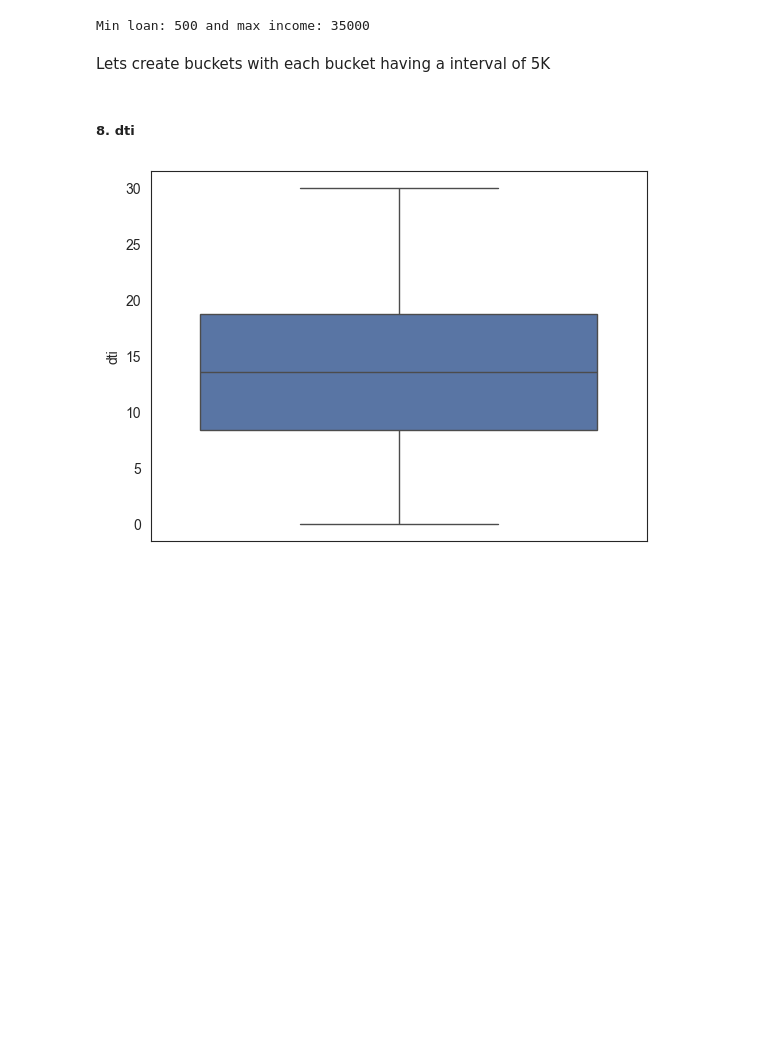
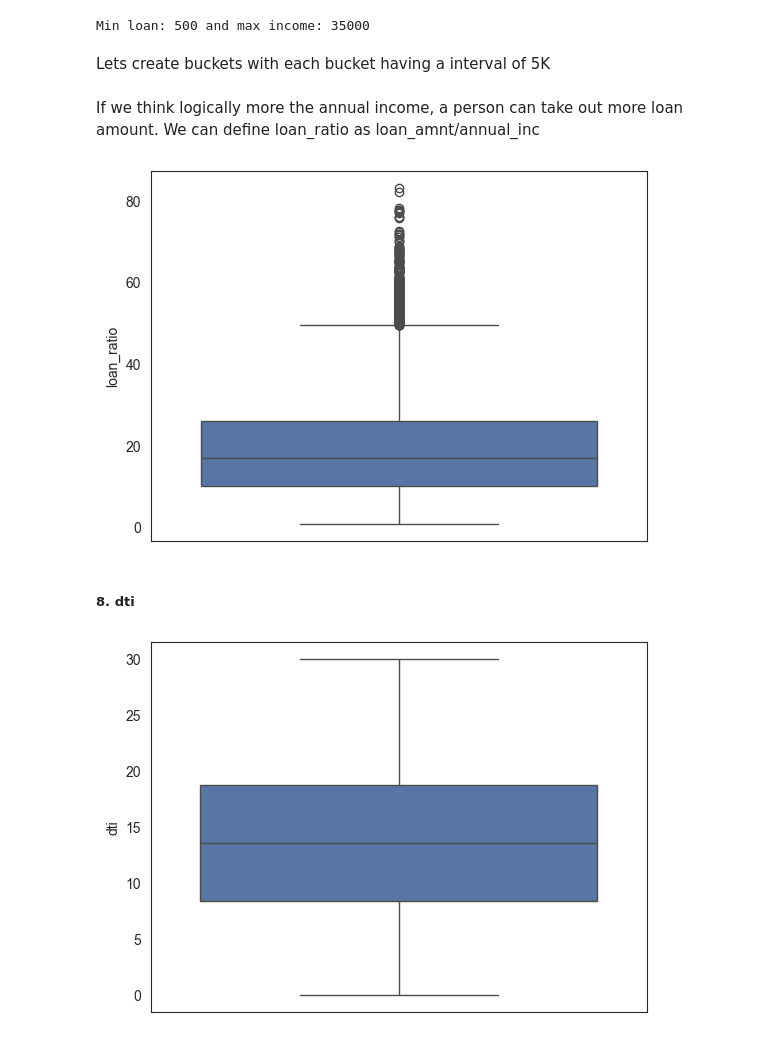
Before and after one commit to ritwikdesai/lending-club-case-study, a Jupyter notebook: lending_club.ipynb, the cells around one changed output. Drawn from its saved outputs; the diff is of its cells as text; code cells hidden in the pictures; blank space fills up the shorter version.

```diff
--- a/lending_club.ipynb
+++ b/lending_club.ipynb
@@ -117,8 +118,3 @@ Index(['id', 'member_id', 'url'], dtype='object')
 df = df.drop(uniques.index, axis=1)
 # %% [markdown]
 Now lets look at the remaining columns in the dataset
-# %%
-data = df['emp_title'].unique()
-with open("industries.txt","w") as f:
-    for i in data:
-        f.write(f"{i}\n")
@@ -400,3 +393,5 @@ Lets create buckets with each bucket having a interval of 5K
 labels = [f"{x-10}K-{x}K" for x in range(10,50,10)]
 # %%
 df['loan_amnt_range'] =  pd.cut(df['loan_amnt'], bins=len(labels), precision=0, labels=labels)
+# %% [markdown]
+If we think logically more the annual income, a person can take out more loan amount. We can define loan_ratio as loan_amnt/annual_inc
@@ -402,0 +400,5 @@ df['loan_amnt_range'] =  pd.cut(df['loan_amnt'], bins=len(labels), precision=0,
+# %%
+sns.boxplot(data=df, y="loan_ratio")
+plt.show()
+# %% [output]
+[figure, added]
```
Also changed, not shown: parts of 22 cells of this notebook.
